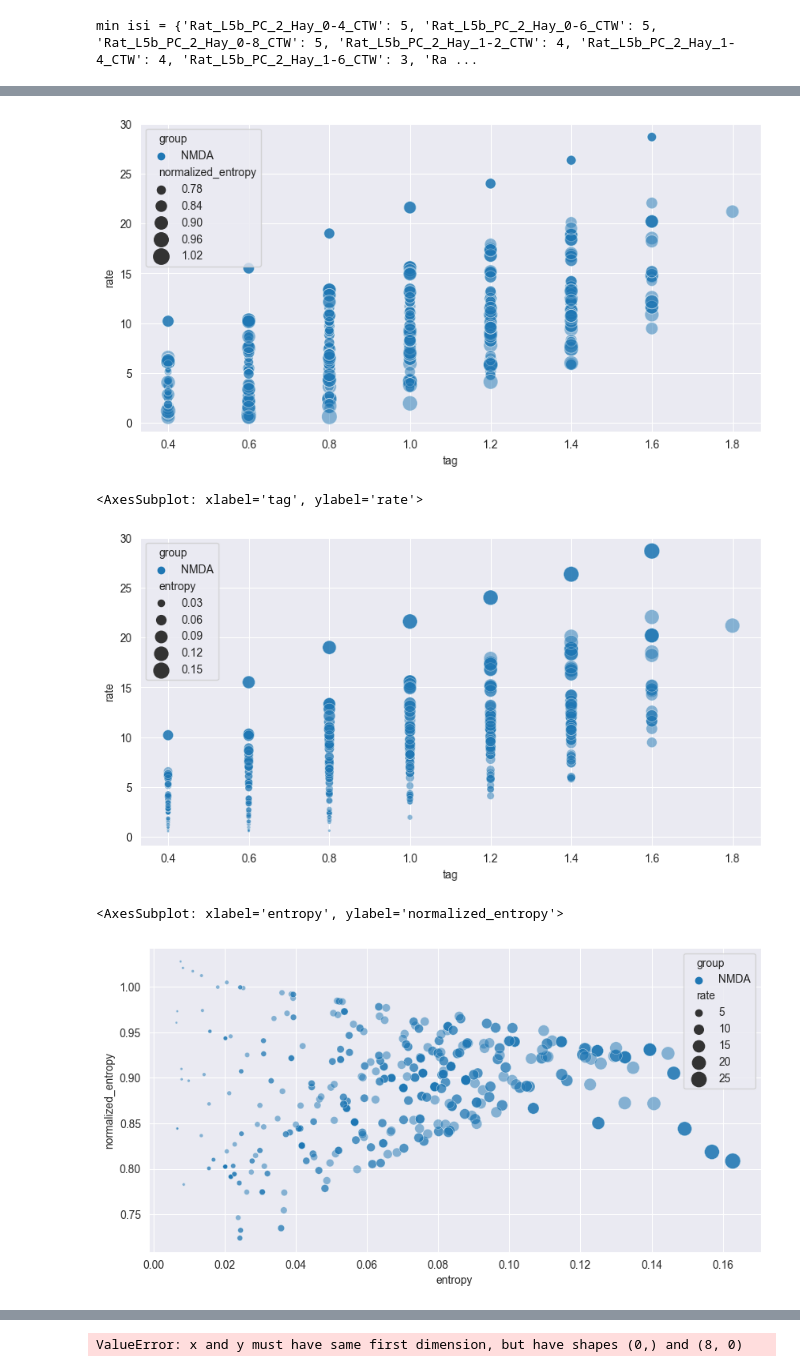
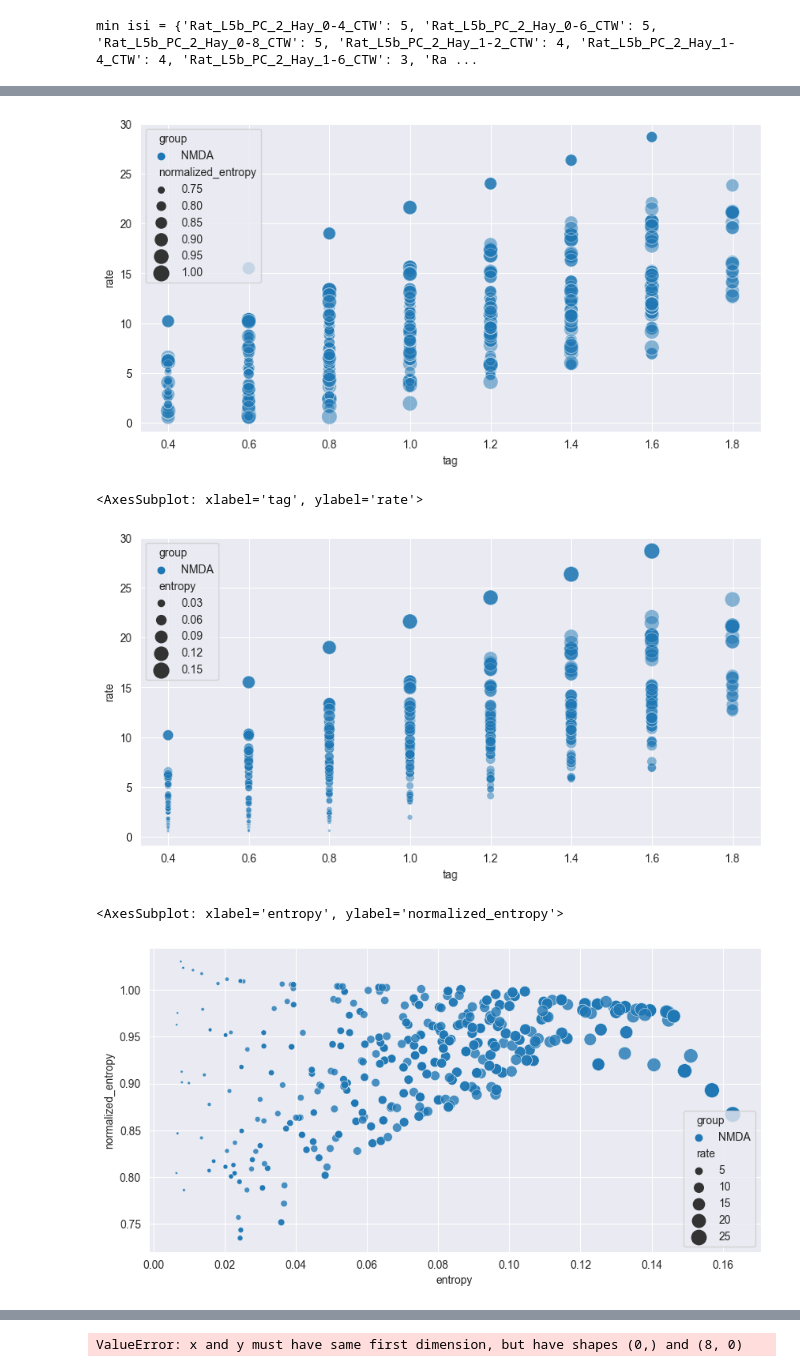
Before and after one commit to NitzanLux/neuron_mi, a Jupyter notebook: entropy_CTW_eval.ipynb, the cells around one changed output, grey strips where cells are left out. Saved outputs shown, nothing was run; the diff lists cells and outputs as text; code cells hidden in the pictures.

```diff
--- a/entropy_CTW_eval.ipynb
+++ b/entropy_CTW_eval.ipynb
@@ -122,13 +126,16 @@ class CTWHandler():
                 min_isi[i.tag] = cur_min_isi
         return min_isi
 
-    def add_normalized(self, df):
+    def add_normalized(self, df,compress_to_minimal=False):
         min_isi_dict = self.add_min_isi()
         tags = df['full_tag']  #.to_list()
         min_isi = np.array([min_isi_dict[t] for t in tags])
         print(f'min isi = {min_isi_dict}')
-        df['normalized_entropy'] = df['entropy'] / binary_ent(df['n_spikes'],
-                                                              df['l_segemnt'] - (df['n_spikes'] * min_isi))
+        if compress_to_minimal:
+            df['normalized_entropy'] = df['entropy'] / binary_ent(df['n_spikes'],
+                                                                  df['l_segemnt'] - (df['n_spikes'] * min_isi))
+        else:
+            df['normalized_entropy'] = df['entropy'] / binary_ent(df['n_spikes'],df['l_segemnt'])
 # %%
 
 models = {}
@@ -220,14 +227,14 @@ sns.scatterplot(data=temp_df, x="tag", y="rate", hue="group",size='normalized_en
 plt.show()
 sns.scatterplot(data=temp_df, x="tag", y="rate", hue="group",size='entropy',sizes=(5, 200),alpha=0.5)
 # %% [output]
-[figure, old version]
+[figure, new version]
 <AxesSubplot: xlabel='tag', ylabel='rate'>
-[figure, old version]
+[figure, new version]
 # %%
-sns.scatterplot(data=temp_df, x="entropy", y="normalized_entropy", hue="group",size='rate',sizes=(5, 200),alpha=0.5)
+sns.scatterplot(data=temp_df, x="entropy", y="normalized_entropy", hue="group",size='rate',sizes=(5, 200),alpha=0.8)
 # %% [output]
 <AxesSubplot: xlabel='entropy', ylabel='normalized_entropy'>
-[figure, old version]
+[figure, new version]
 # %%
 #print avarage diffs
 def get_entropies_by_group(group:str):
```
Also changed, not shown: parts of 5 cells of this notebook, 1 other file.
